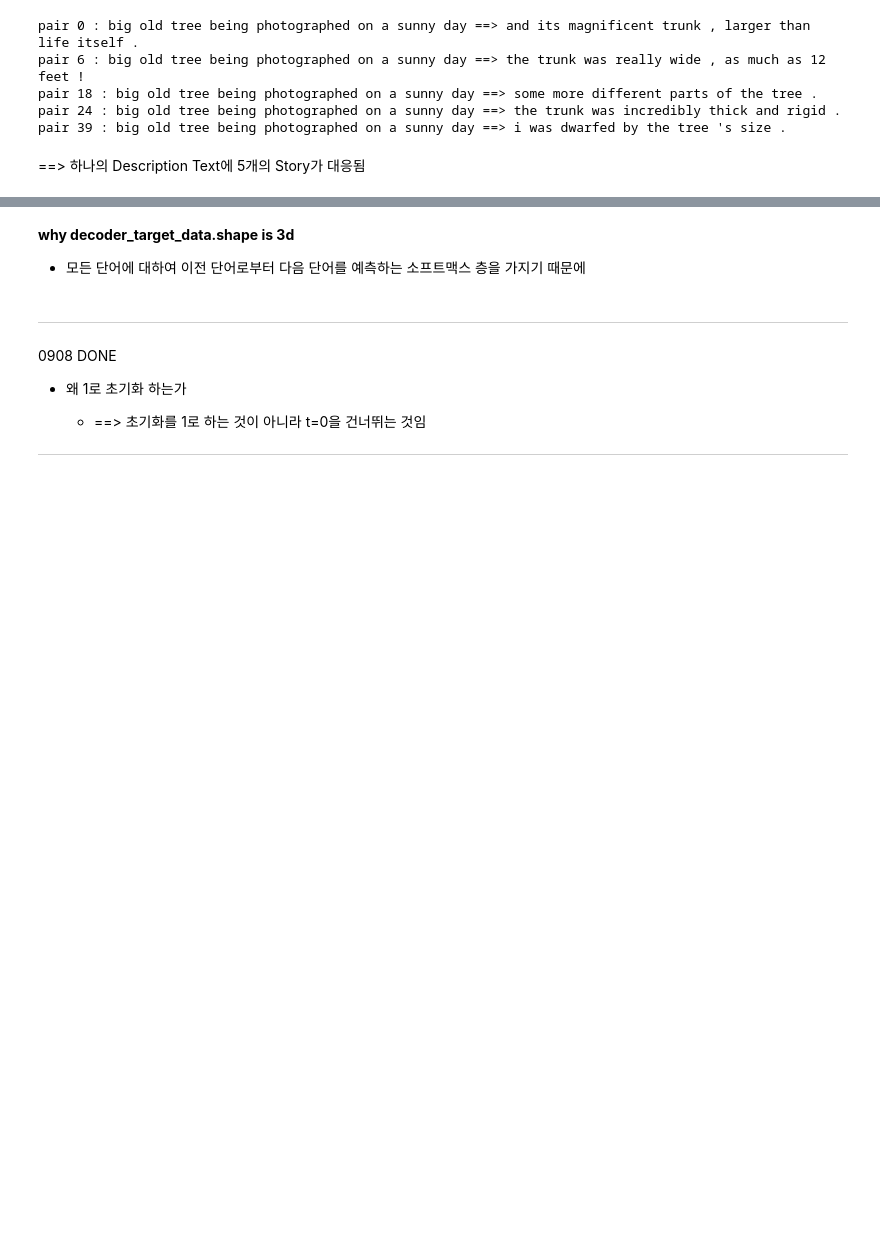
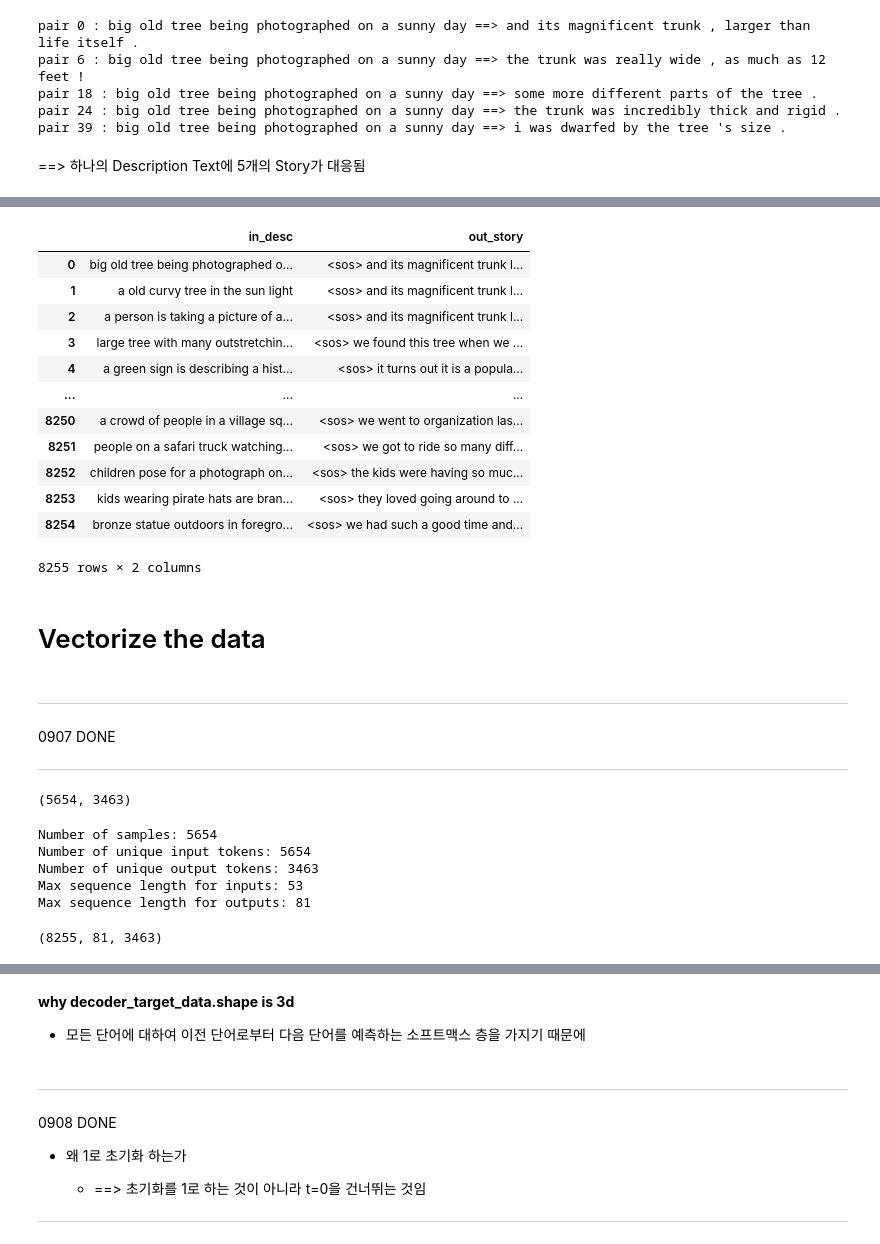
Before and after one commit to woodongk/story-blender, a Jupyter notebook: 2. Seq2Seq - keras.ipynb, the cells around one changed output, grey strips where cells are left out. Drawn from its saved outputs; the diff is of its cells as text; code cells hidden in the pictures; blank space fills up the shorter version.

```diff
--- a/2. Seq2Seq - keras.ipynb
+++ b/2. Seq2Seq - keras.ipynb
@@ -253,0 +123,67 @@ example_input_batch.shape, example_target_batch.shape
+# %%
+clean_data = clean_data.drop_duplicates("in_desc")
+clean_data = clean_data.reset_index(drop=True)
+clean_data
+# %% [output]
+|  | in_desc | out_story |
+| 0 | big old tree being photographed o... | <sos> and its magnificent trunk l... |
+| 1 | a old curvy tree in the sun light | <sos> and its magnificent trunk l... |
+| 2 | a person is taking a picture of a... | <sos> and its magnificent trunk l... |
+| 3 | large tree with many outstretchin... | <sos> we found this tree when we ... |
+| 4 | a green sign is describing a hist... | <sos> it turns out it is a popula... |
+| ... | ... | ... |
+| 8250 | a crowd of people in a village sq... | <sos> we went to organization las... |
+| 8251 | people on a safari truck watching... | <sos> we got to ride so many diff... |
+| 8252 | children pose for a photograph on... | <sos> the kids were having so muc... |
+| 8253 | kids wearing pirate hats are bran... | <sos> they loved going around to ... |
+| 8254 | bronze statue outdoors in foregro... | <sos> we had such a good time and... |
+8255 rows × 2 columns
+# %% [markdown]
+# Vectorize the data
+# %% [markdown]
+---
+
+0907 DONE
+
+---
+# %%
+desc_words = set()
+for desc_paragraph in clean_data.in_desc:
+    for word in desc_paragraph.split():
+        if word not in desc_words:
+            desc_words.add(word)
+
+story_words = set()
+for story_parapgraph in clean_data.out_story:
+    for word in story_parapgraph.split():
+        if word not in story_words:
+            story_words.add(word)
+
+len(desc_words), len(story_words)
+# %% [output]
+(5654, 3463)
+# %%
+input_words = sorted(list(desc_words))
+target_words = sorted(list(story_words))
+
+num_encoder_tokens = len(desc_words)
+num_decoder_tokens = len(story_words)
+
+max_encoder_seq_length = max([len(txt.split(" ")) for txt in clean_data['in_desc']])
+max_decoder_seq_length = max([len(txt.split(" ")) for txt in clean_data['out_story']])
+
+print('Number of samples:', len(input_words))
+print('Number of unique input tokens:', num_encoder_tokens)
+print('Number of unique output tokens:', num_decoder_tokens)
+print('Max sequence length for inputs:', max_encoder_seq_length)
+print('Max sequence length for outputs:', max_decoder_seq_length)
+# %% [output]
+Number of samples: 5654
+Number of unique input tokens: 5654
+Number of unique output tokens: 3463
+Max sequence length for inputs: 53
+Max sequence length for outputs: 81
+# %%
+len(clean_data.out_story), max_decoder_seq_length, num_decoder_tokens
+# %% [output]
+(8255, 81, 3463)
```
Also changed, not shown: parts of 37 cells of this notebook, 1 other file.
